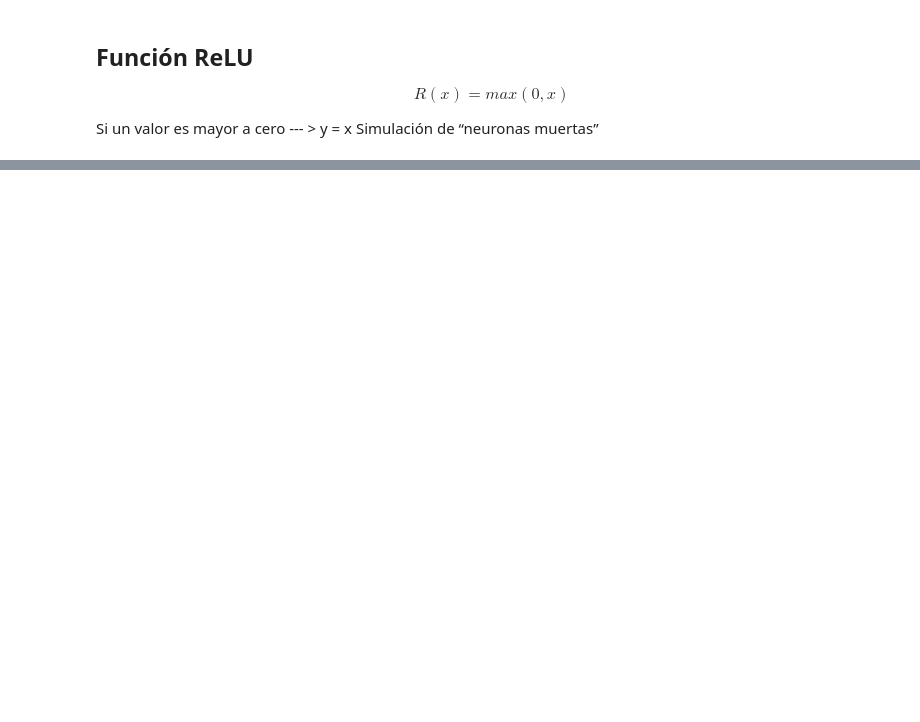
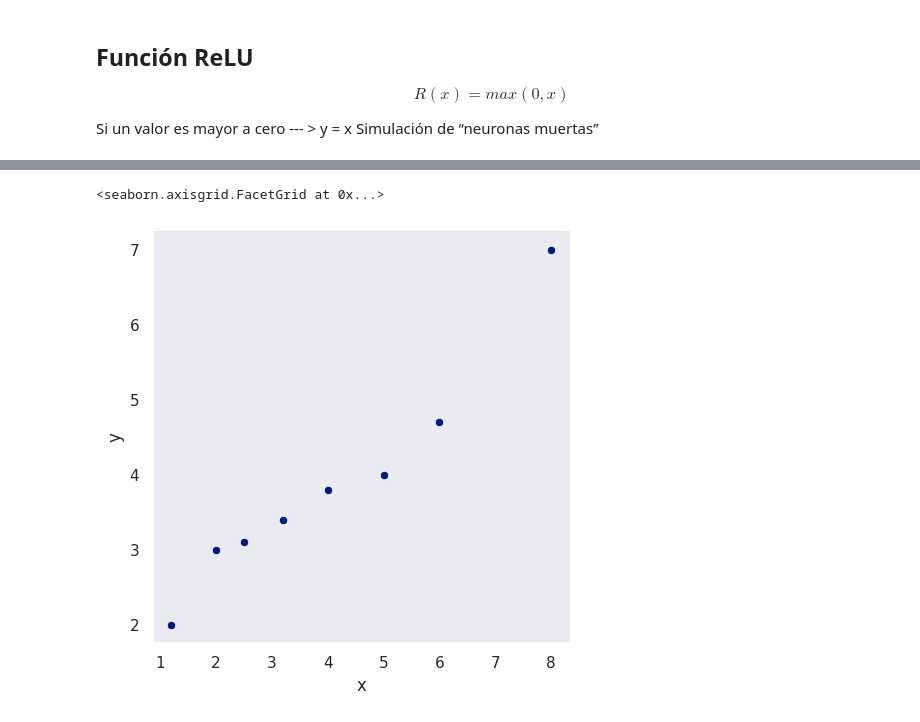
Before and after one commit to williandres/AiRoute, a Jupyter notebook: math/functions/trigger_functions.ipynb, the cells around one changed output, grey strips where cells are left out. Saved outputs shown, nothing was run; the diff lists cells and outputs as text; code cells hidden in the pictures; blank space fills up the shorter version.

```diff
--- a/math/functions/trigger_functions.ipynb
+++ b/math/functions/trigger_functions.ipynb
@@ -107,0 +116,10 @@ plt.grid()
+# %%
+x = np.array([1.2,2, 3.2,2.5,5,6,4,8])
+y = np.array([2,3,3.4,3.1,4,4.7,3.8,7])
+
+df = pd.DataFrame({
+                "x":x,
+                "y":y
+                })
+df.sort_values("x", inplace=True)
+df
@@ -107,0 +136,6 @@ plt.grid()
+# %%
+sns.set(style='dark',palette='dark',font_scale=1)
+sns.relplot(x="x",y="y",data = df)
+# %% [output]
+<seaborn.axisgrid.FacetGrid at 0x...>
+[figure, added]
```
Also changed, not shown: parts of 12 cells of this notebook, 4 other files.
